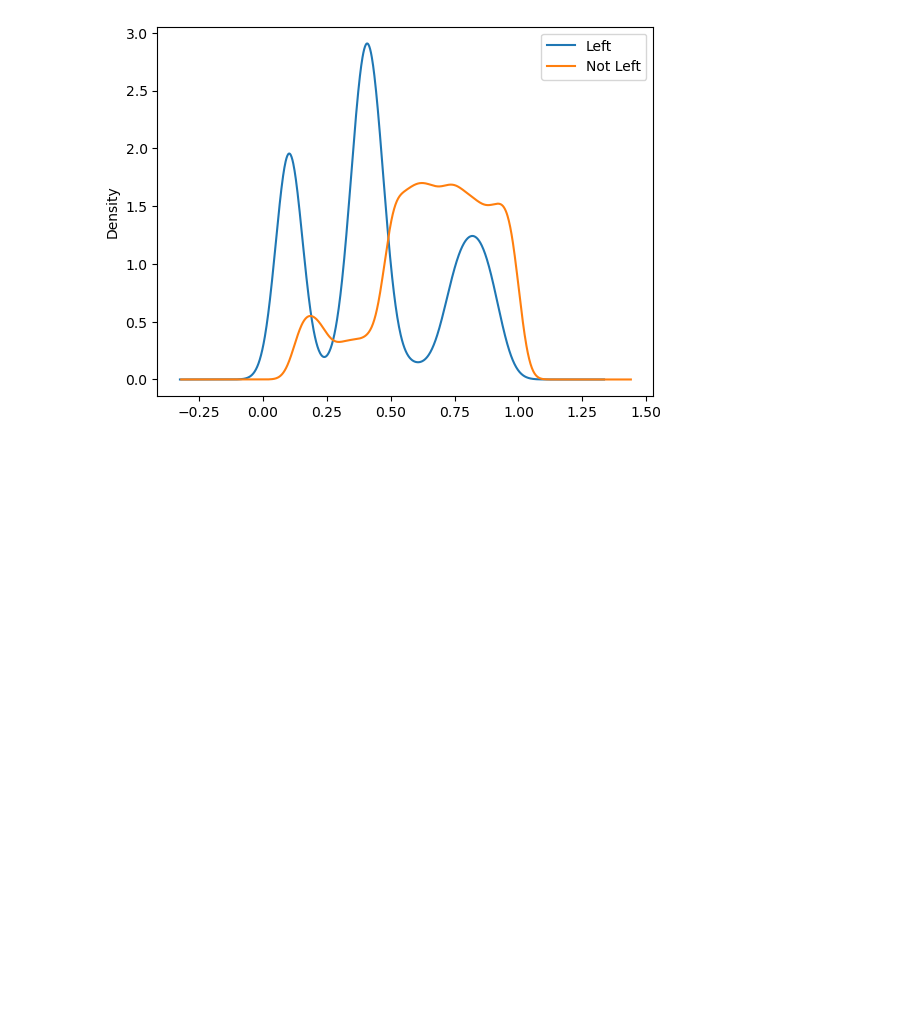
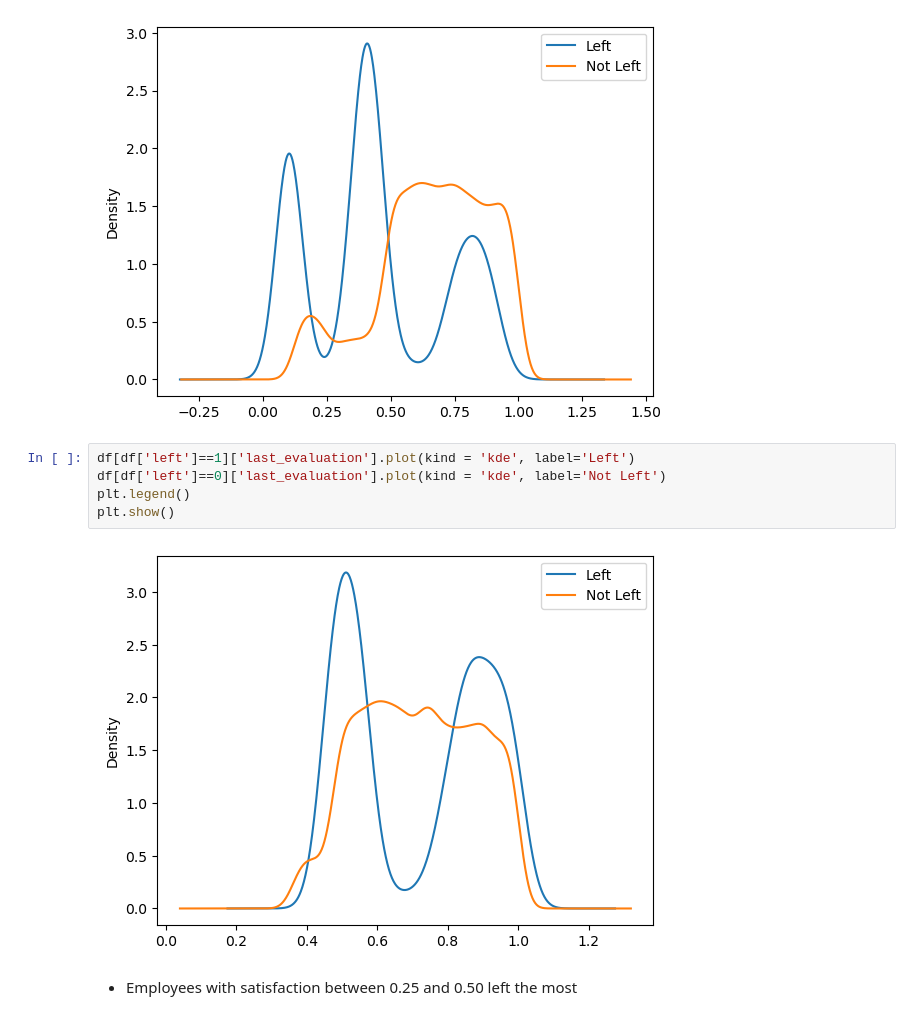
Before and after one commit to Deepika081/ml-learning-journey, a Jupyter notebook: HR_DataAnalysis.ipynb, the cells around one changed output. Saved outputs shown, nothing was run; the diff lists cells and outputs as text; blank space fills up the shorter version.

```diff
--- a/HR_DataAnalysis.ipynb
+++ b/HR_DataAnalysis.ipynb
@@ -336,3 +358,12 @@ plt.legend()
 plt.show()
 # %% [output]
 [figure]
+# %%
+df[df['left']==1]['last_evaluation'].plot(kind = 'kde', label='Left')
+df[df['left']==0]['last_evaluation'].plot(kind = 'kde', label='Not Left')
+plt.legend()
+plt.show()
+# %% [output]
+[figure, added]
+# %% [markdown]
+- Employees with satisfaction between 0.25 and 0.50 left the most
```
Also changed, not shown: parts of 13 cells of this notebook.
